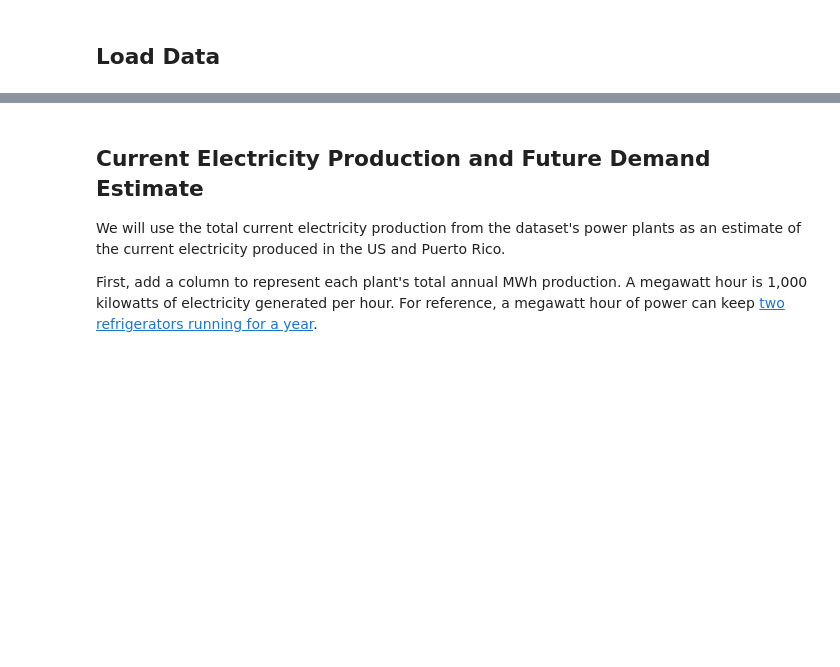
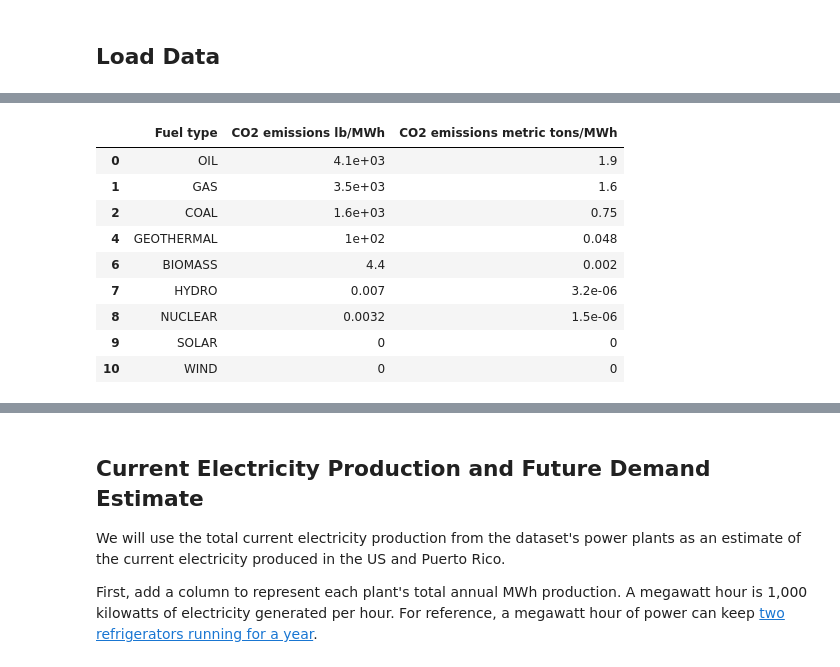
Before and after one commit to BenBagBag/egrid, a Jupyter notebook: How Green Is My Grid?.ipynb, the cells around one changed output, grey strips where cells are left out. Saved outputs shown, nothing was run; the diff lists cells and outputs as text; code cells hidden in the pictures; blank space fills up the shorter version.

```diff
--- a/How Green Is My Grid?.ipynb
+++ b/How Green Is My Grid?.ipynb
@@ -59,0 +257,23 @@ egrid_df.columns
+# %%
+fuel_type_efficiency = single_fuel_plants_df.groupby('primary_fuel_category')['annual_co2_emission_rate_lb/mwh'].mean().sort_values(ascending=False)
+fuel_type_efficiency.index.name = 'Fuel type'
+fuel_type_efficiency = fuel_type_efficiency.reset_index().rename(columns={ 'annual_co2_emission_rate_lb/mwh': 'CO2 emissions lb/MWh' })
+# %%
+# Add a column for metric tons/MWh (this is a more common measure of CO2 emissions)
+
+lbs_to_metric_tons_factor = 0.000453592
+fuel_type_efficiency['CO2 emissions metric tons/MWh'] = fuel_type_efficiency['CO2 emissions lb/MWh'] * lbs_to_metric_tons_factor
+
+# Ignoring the "grab bag" categories, because those include multiple fuel types
+fuel_type_efficiency[~fuel_type_efficiency['Fuel type'].isin(['OTHF', 'OFSL'])]
+# %% [output]
+|  | Fuel type | CO2 emissions lb/MWh | CO2 emissions metric tons/MWh |
+| 0 | OIL | 4.1e+03 | 1.9 |
+| 1 | GAS | 3.5e+03 | 1.6 |
+| 2 | COAL | 1.6e+03 | 0.75 |
+| 4 | GEOTHERMAL | 1e+02 | 0.048 |
+| 6 | BIOMASS | 4.4 | 0.002 |
+| 7 | HYDRO | 0.007 | 3.2e-06 |
+| 8 | NUCLEAR | 0.0032 | 1.5e-06 |
+| 9 | SOLAR | 0 | 0 |
+| 10 | WIND | 0 | 0 |
```
Also changed, not shown: parts of 39 cells of this notebook, 5 other files.
